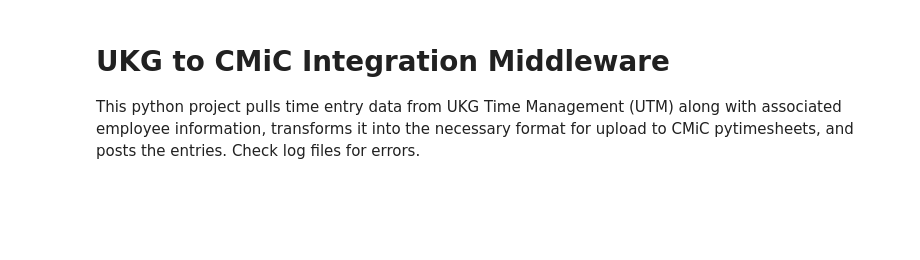
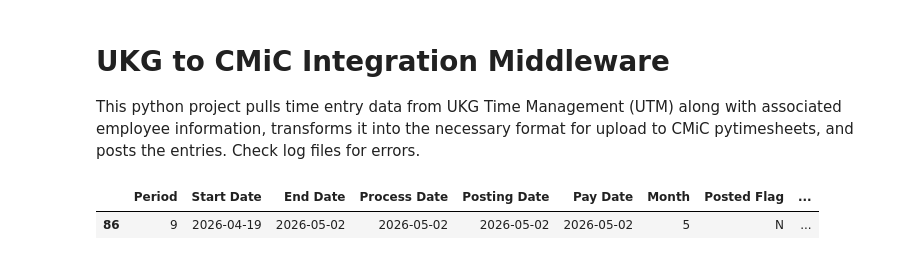
Before and after one commit to MaFoley/UKG, a Jupyter notebook: timesheet_integration.ipynb, the cells around one changed output. Drawn from its saved outputs; the diff is of its cells as text; code cells hidden in the pictures; blank space fills up the shorter version.

```diff
--- a/timesheet_integration.ipynb
+++ b/timesheet_integration.ipynb
@@ -4,16 +4,19 @@ This python project pulls time entry data from UKG Time Management (UTM) along w
 # %%
 import pandas as pd
 from datetime import datetime
 from pay_period import find_period_by_date,payRuntoPayGroup
 
-selectionDate = datetime(2026,4,24)
+selectionDate = datetime(2026,5,1)
 #B or W for biweekly or weekly payruns
-payRun = 'W'
+payRun = 'B'
 PAYGROUPID = payRuntoPayGroup[payRun]
 pay_period_file = "DataFiles/Pay_Period.csv"
 df = pd.read_csv(pay_period_file, skiprows=2)
 period_df = find_period_by_date(df,payRun,selectionDate)
 period_df
+# %% [output]
+|  | Period | Start Date | End Date | Process Date | Posting Date | Pay Date | Month | Posted Flag | ... |
+| 86 | 9 | 2026-04-19 | 2026-05-02 | 2026-05-02 | 2026-05-02 | 2026-05-02 | 5 | N | ... |
 # %%
 startdate = period_df['Start Date'].iloc[0]
 enddate = period_df['End Date'].iloc[0]
```
Also changed, not shown: parts of 10 cells of this notebook, 1 other file.
